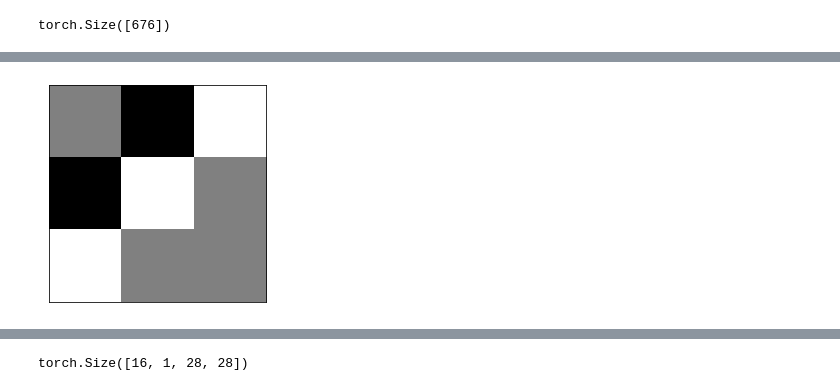
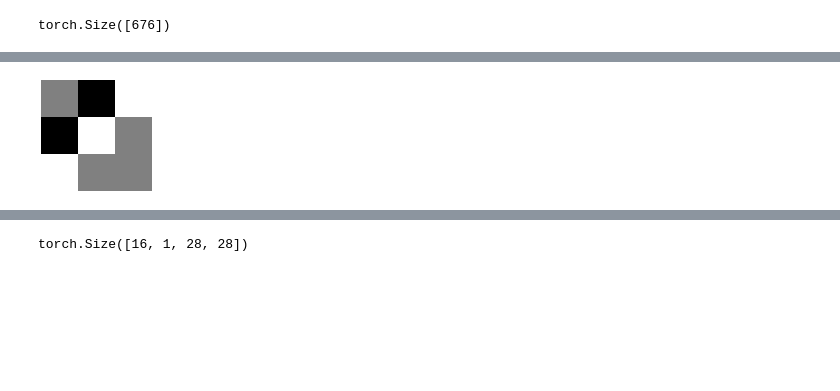
Before and after one commit to bthek1/fastAIcourse, a Jupyter notebook: nbs/170_convolutions.ipynb, the cells around one changed output, grey strips where cells are left out. Drawn from its saved outputs; the diff is of its cells as text; code cells hidden in the pictures; blank space fills up the shorter version.

```diff
--- a/nbs/170_convolutions.ipynb
+++ b/nbs/170_convolutions.ipynb
@@ -199,9 +207,9 @@ diag1_edge = tensor([[ 0,-1, 1],
                      [-1, 1, 0],
                      [ 1, 0, 0]]).float()
 # %%
-show_image(diag1_edge, noframe=False);
+show_image(diag1_edge, noframe=True);
 # %% [output]
-[figure, old version]
+[figure, new version]
 # %%
 diag2_edge = tensor([[ 1,-1, 0],
                      [ 0, 1,-1],
```
Also changed, not shown: parts of 9 cells of this notebook, 6 other files.
